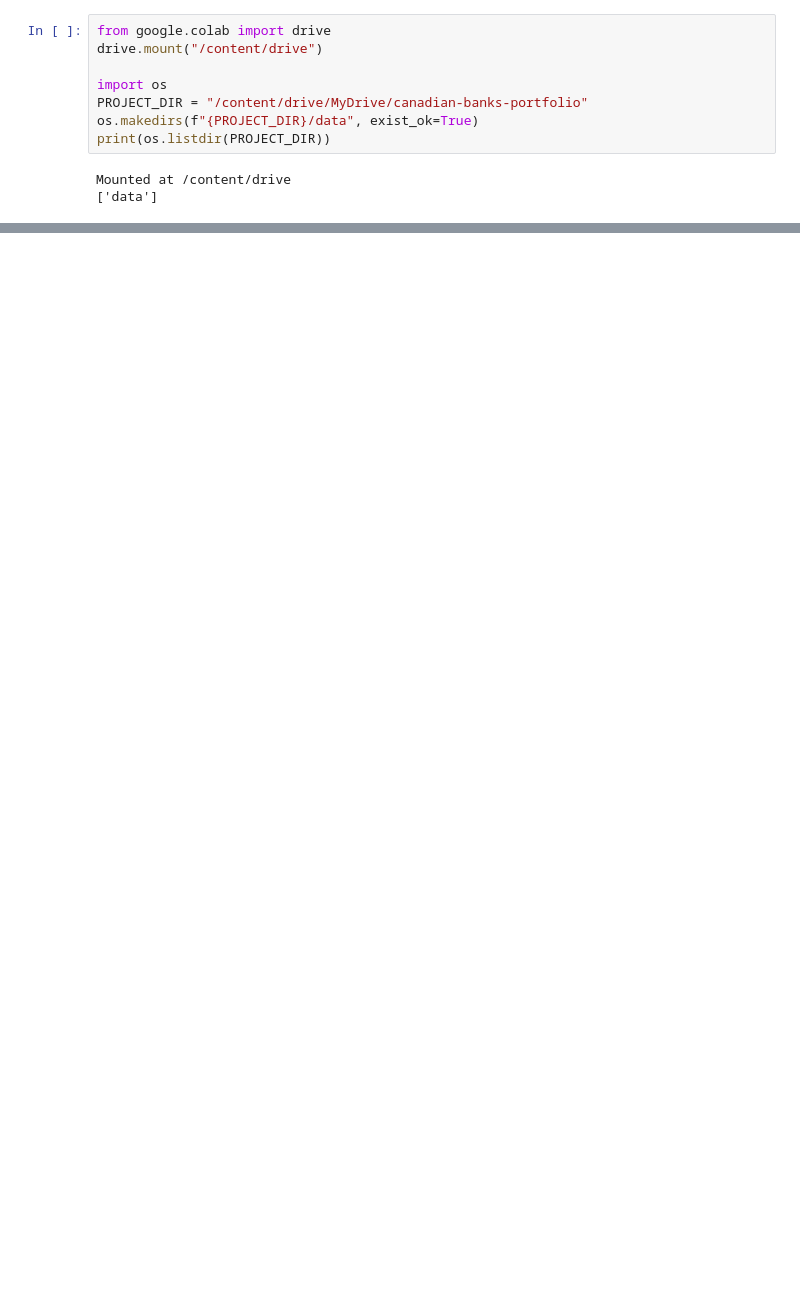
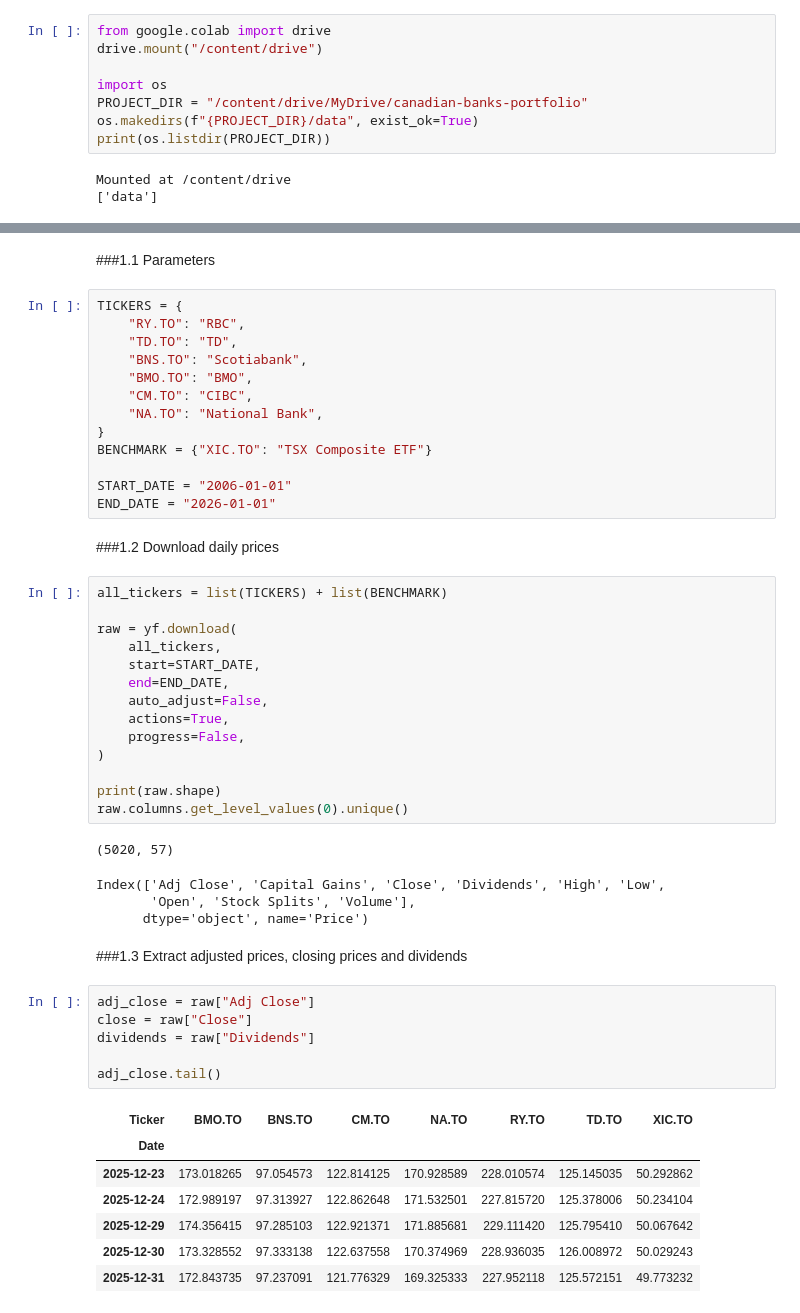
Before and after one commit to quentin-garcia-3b1724235/canadian-banks-portfolio-analysis, a Jupyter notebook: notebooks/canadian_banks_analysis.ipynb, the cells around one changed output, grey strips where cells are left out. Cells and saved outputs as stored; diff of their text form; blank space fills up the shorter version.

```diff
--- a/notebooks/canadian_banks_analysis.ipynb
+++ b/notebooks/canadian_banks_analysis.ipynb
@@ -37,0 +48,52 @@ Mounted at /content/drive
+# %% [markdown]
+###1.1 Parameters
+# %%
+TICKERS = {
+    "RY.TO": "RBC",
+    "TD.TO": "TD",
+    "BNS.TO": "Scotiabank",
+    "BMO.TO": "BMO",
+    "CM.TO": "CIBC",
+    "NA.TO": "National Bank",
+}
+BENCHMARK = {"XIC.TO": "TSX Composite ETF"}
+
+START_DATE = "2006-01-01"
+END_DATE = "2026-01-01"
+# %% [markdown]
+###1.2 Download daily prices
+# %%
+all_tickers = list(TICKERS) + list(BENCHMARK)
+
+raw = yf.download(
+    all_tickers,
+    start=START_DATE,
+    end=END_DATE,
+    auto_adjust=False,
+    actions=True,
+    progress=False,
+)
+
+print(raw.shape)
+raw.columns.get_level_values(0).unique()
+# %% [output]
+(5020, 57)
+Index(['Adj Close', 'Capital Gains', 'Close', 'Dividends', 'High', 'Low',
+       'Open', 'Stock Splits', 'Volume'],
+      dtype='object', name='Price')
+# %% [markdown]
+###1.3 Extract adjusted prices, closing prices and dividends
+# %%
+adj_close = raw["Adj Close"]
+close = raw["Close"]
+dividends = raw["Dividends"]
+
+adj_close.tail()
+# %% [output]
+| Ticker | BMO.TO | BNS.TO | CM.TO | NA.TO | RY.TO | TD.TO | XIC.TO |
+| Date |  |  |  |  |  |  |  |
+| 2025-12-23 | 173.018265 | 97.054573 | 122.814125 | 170.928589 | 228.010574 | 125.145035 | 50.292862 |
+| 2025-12-24 | 172.989197 | 97.313927 | 122.862648 | 171.532501 | 227.815720 | 125.378006 | 50.234104 |
+| 2025-12-29 | 174.356415 | 97.285103 | 122.921371 | 171.885681 | 229.111420 | 125.795410 | 50.067642 |
+| 2025-12-30 | 173.328552 | 97.333138 | 122.637558 | 170.374969 | 228.936035 | 126.008972 | 50.029243 |
+| 2025-12-31 | 172.843735 | 97.237091 | 121.776329 | 169.325333 | 227.952118 | 125.572151 | 49.773232 |
```
Also changed, not shown: parts of 12 cells of this notebook.
